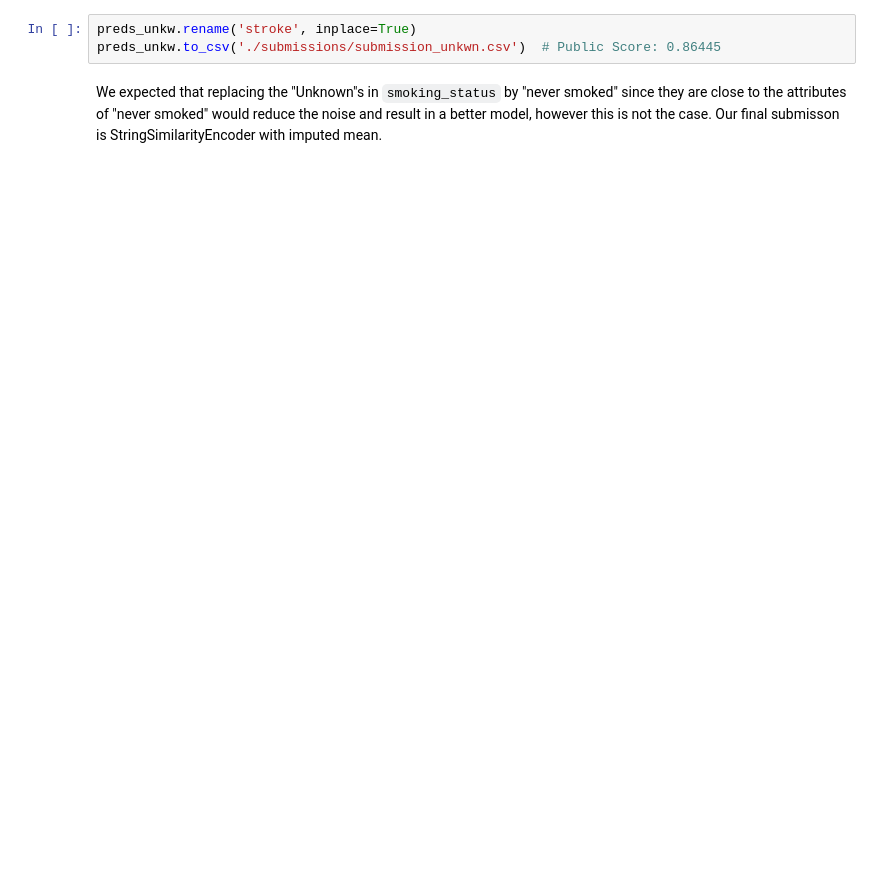
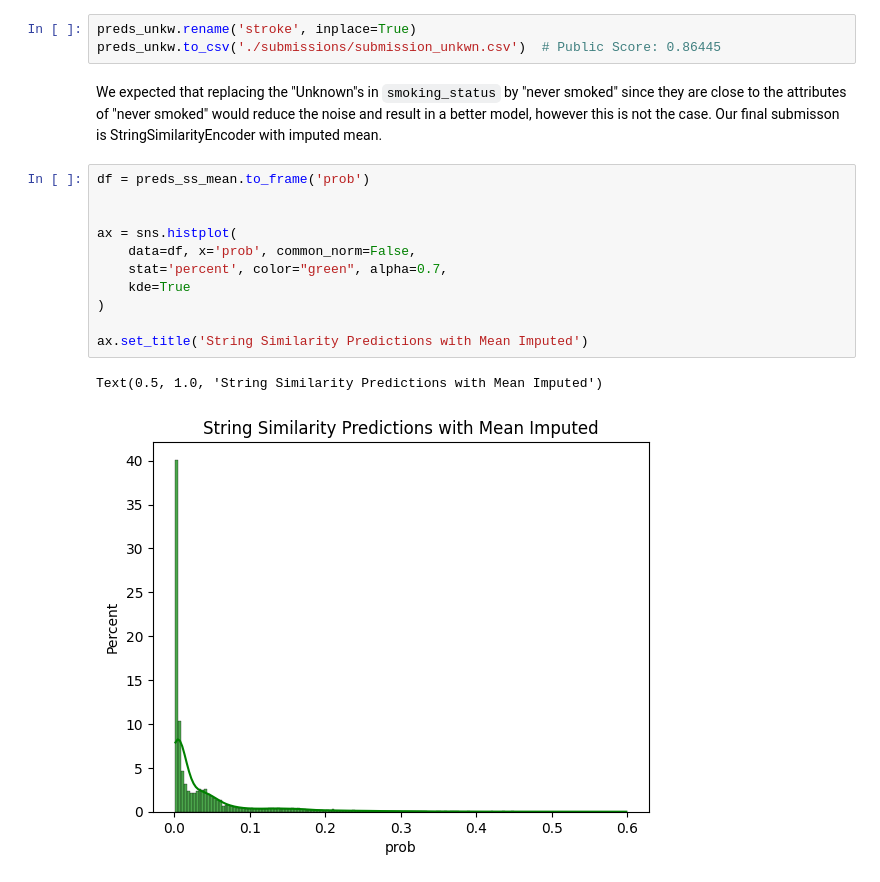
Before and after one commit to bugraaldal/ain2002-stroke-prediction, a Jupyter notebook: modeling.ipynb, the cells around one changed output. Saved outputs shown, nothing was run; the diff lists cells and outputs as text; blank space fills up the shorter version.

```diff
--- a/modeling.ipynb
+++ b/modeling.ipynb
@@ -464,3 +495,17 @@ preds_unkw.rename('stroke', inplace=True)
 preds_unkw.to_csv('./submissions/submission_unkwn.csv')  # Public Score: 0.86445
 # %% [markdown]
 We expected that replacing the "Unknown"s in `smoking_status` by "never smoked" since they are close to the attributes of "never smoked" would reduce the noise and result in a better model, however this is not the case. Our final submisson is StringSimilarityEncoder with imputed mean.
+# %%
+df = preds_ss_mean.to_frame('prob')
+
+
+ax = sns.histplot(
+    data=df, x='prob', common_norm=False,
+    stat='percent', color="green", alpha=0.7,
+    kde=True
+)
+
+ax.set_title('String Similarity Predictions with Mean Imputed')
+# %% [output]
+Text(0.5, 1.0, 'String Similarity Predictions with Mean Imputed')
+[figure, added]
```
Also changed, not shown: parts of 8 cells of this notebook, 1 other file.
